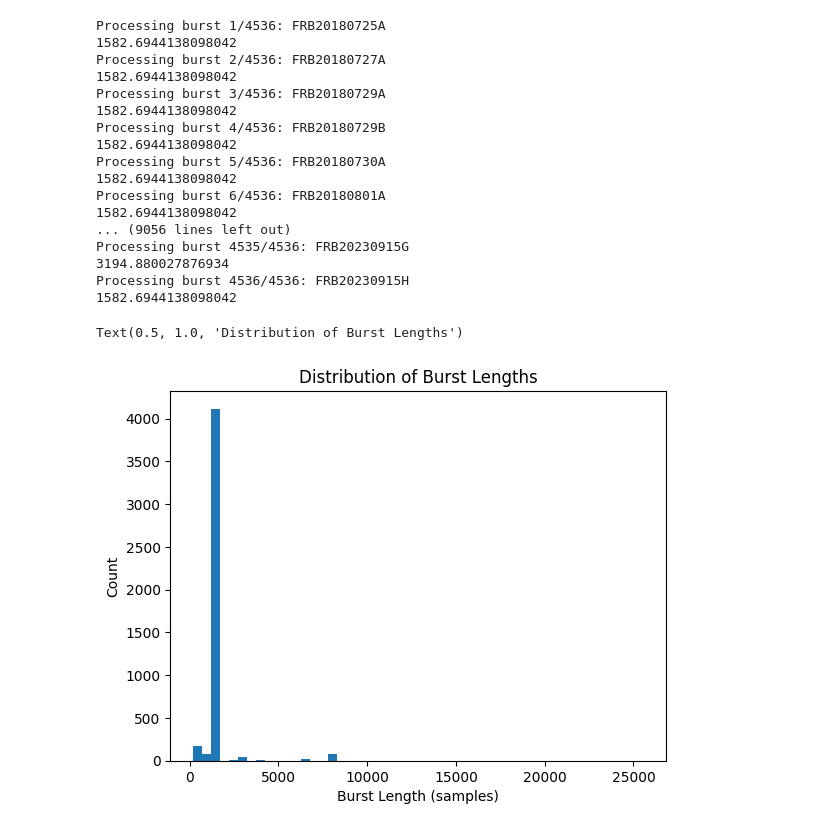
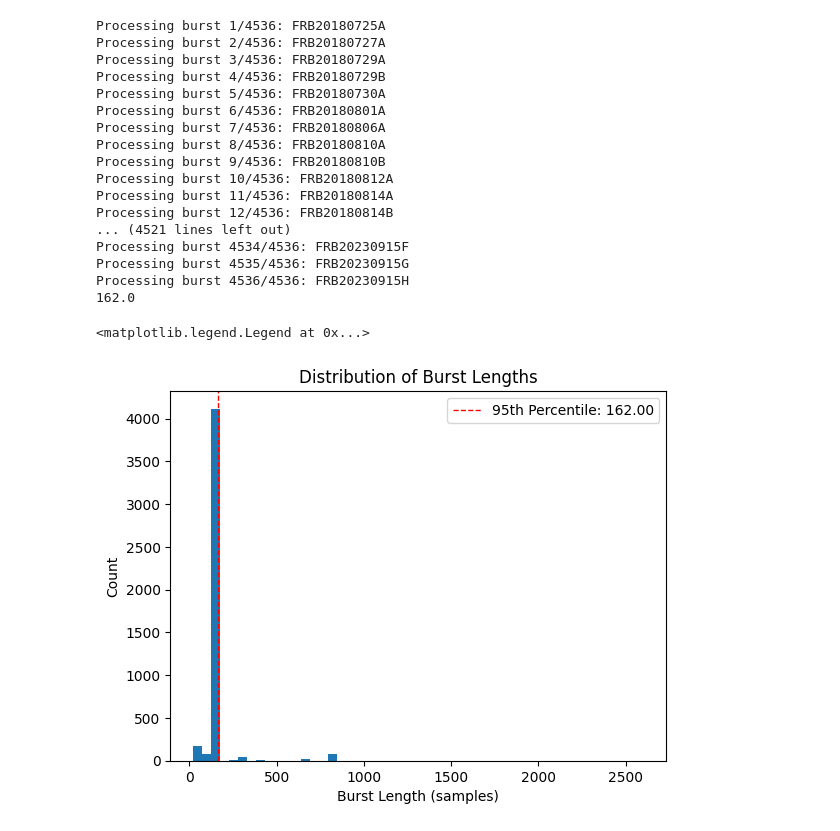
Before and after one commit to rtenacity/chime-catalog-two-analysis, a Jupyter notebook: test-read.ipynb, the cells around one changed output. Saved outputs shown, nothing was run; the diff lists cells and outputs as text; code cells hidden in the pictures.

```diff
--- a/test-read.ipynb
+++ b/test-read.ipynb
@@ -6,40 +6,42 @@ import matplotlib.pyplot as plt
 # %%
 all_bursts = h5py.File("all_bursts.hdf5", "r")
 
 burst_lengths = []
 
 for i, (key, burst) in enumerate(all_bursts.items()):
     print(f"Processing burst {i+1}/{len(all_bursts)}: {key}")
+    length = list(burst["wfall_plot"].shape)[1]
+    burst_lengths.append(length)
 
-    extent = burst["extent"][:]
 
-    length = extent[1] - extent[0]
-    burst_lengths.append(length)
-    print(length)
+p95 = np.percentile(burst_lengths, 95)
+print(p95)
 
 
 # make a histogram of burst lengths
 plt.hist(burst_lengths, bins=50)
 plt.xlabel("Burst Length (samples)")
 plt.ylabel("Count")
 plt.title("Distribution of Burst Lengths")
+plt.axvline(p95, color='r', linestyle='dashed', linewidth=1, label=f'95th Percentile: {p95:.2f}')
+plt.legend()
 # %% [output]
 Processing burst 1/4536: FRB20180725A
-1582.6944138098042
 Processing burst 2/4536: FRB20180727A
-1582.6944138098042
 Processing burst 3/4536: FRB20180729A
-1582.6944138098042
 Processing burst 4/4536: FRB20180729B
-1582.6944138098042
 Processing burst 5/4536: FRB20180730A
-1582.6944138098042
 Processing burst 6/4536: FRB20180801A
-1582.6944138098042
-... (9056 lines left out)
+Processing burst 7/4536: FRB20180806A
+Processing burst 8/4536: FRB20180810A
+Processing burst 9/4536: FRB20180810B
+Processing burst 10/4536: FRB20180812A
+Processing burst 11/4536: FRB20180814A
+Processing burst 12/4536: FRB20180814B
+... (4521 lines left out)
+Processing burst 4534/4536: FRB20230915F
 Processing burst 4535/4536: FRB20230915G
-3194.880027876934
 Processing burst 4536/4536: FRB20230915H
-1582.6944138098042
+162.0
-Text(0.5, 1.0, 'Distribution of Burst Lengths')
+<matplotlib.legend.Legend at 0x...>
-[figure, old version]
+[figure, new version]
```
Also changed, not shown: parts of 1 cell of this notebook, 3 other files.
